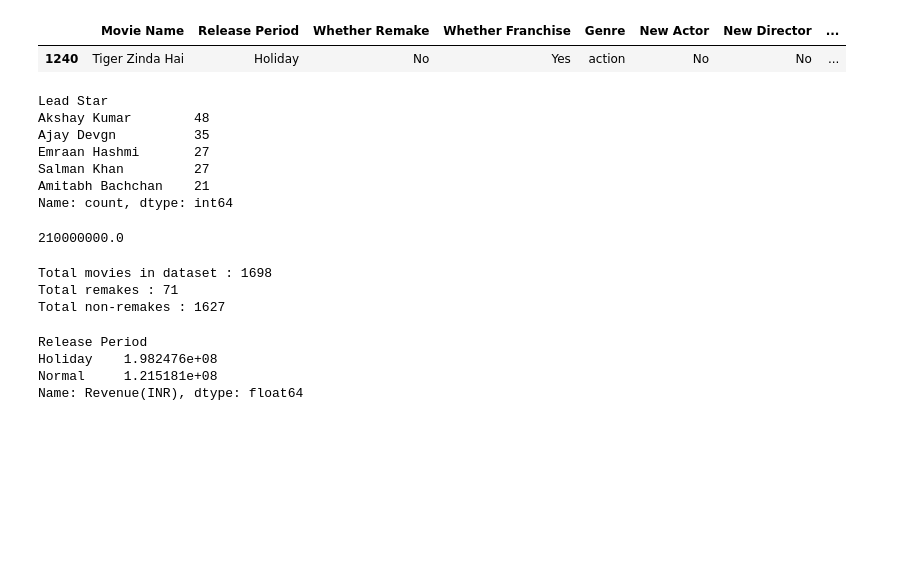
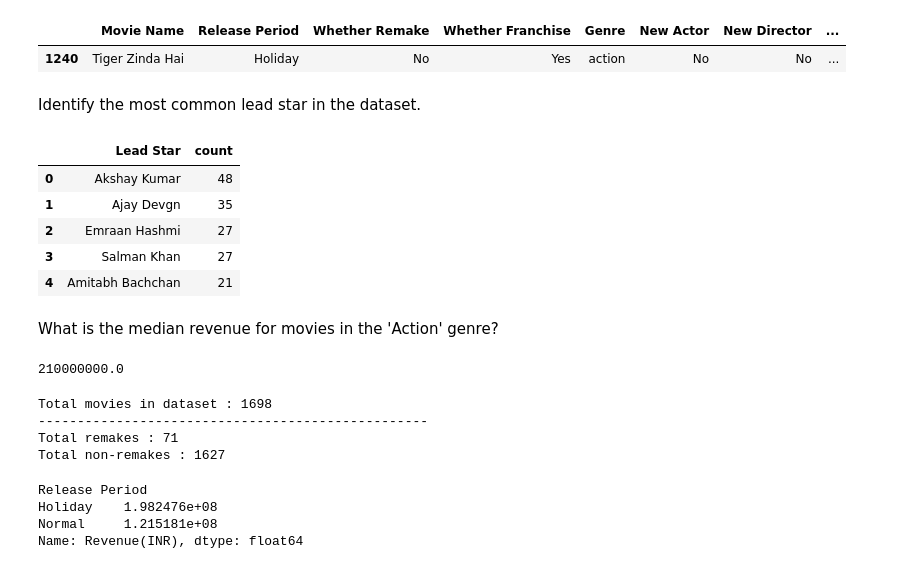
Before and after one commit to rahulbhoyar1995/Kaggle-Data-Analysis-Projects, a Jupyter notebook: bollywood-movies-dataset-analysis.ipynb, the cells around one changed output. Saved outputs shown, nothing was run; the diff lists cells and outputs as text; code cells hidden in the pictures; blank space fills up the shorter version.

```diff
--- a/bollywood-movies-dataset-analysis.ipynb
+++ b/bollywood-movies-dataset-analysis.ipynb
@@ -84,17 +80,20 @@ df[df['Revenue(INR)'] == df['Revenue(INR)'].max()]
 # %% [output]
 |  | Movie Name | Release Period | Whether Remake | Whether Franchise | Genre | New Actor | New Director | ... |
 | 1240 | Tiger Zinda Hai | Holiday | No | Yes | action | No | No | ... |
+# %% [markdown]
+Identify the most common lead star in the dataset.
 # %%
 # Identify the most common lead star in the dataset.
-df['Lead Star'].value_counts().head()
+df['Lead Star'].value_counts().head().reset_index()
 # %% [output]
-Lead Star
-Akshay Kumar        48
-Ajay Devgn          35
-Emraan Hashmi       27
-Salman Khan         27
-Amitabh Bachchan    21
-Name: count, dtype: int64
+|  | Lead Star | count |
+| 0 | Akshay Kumar | 48 |
+| 1 | Ajay Devgn | 35 |
+| 2 | Emraan Hashmi | 27 |
+| 3 | Salman Khan | 27 |
+| 4 | Amitabh Bachchan | 21 |
+# %% [markdown]
+What is the median revenue for movies in the 'Action' genre?
 # %%
 # What is the median revenue for movies in the 'Action' genre?
 df[df["Genre"] == "action"]["Revenue(INR)"].median()
@@ -103,10 +102,12 @@ df[df["Genre"] == "action"]["Revenue(INR)"].median()
 # %%
 # How many movies are remakes, and how many are not?
 print("Total movies in dataset :", len(df))
+print("-"*50)
 print("Total remakes :",len(df[df["Whether Remake"] == "Yes"]))
 print("Total non-remakes :",len(df[df["Whether Remake"] == "No"]))
 # %% [output]
 Total movies in dataset : 1698
+--------------------------------------------------
 Total remakes : 71
 Total non-remakes : 1627
 # %%
```
Also changed, not shown: parts of 24 cells of this notebook.
